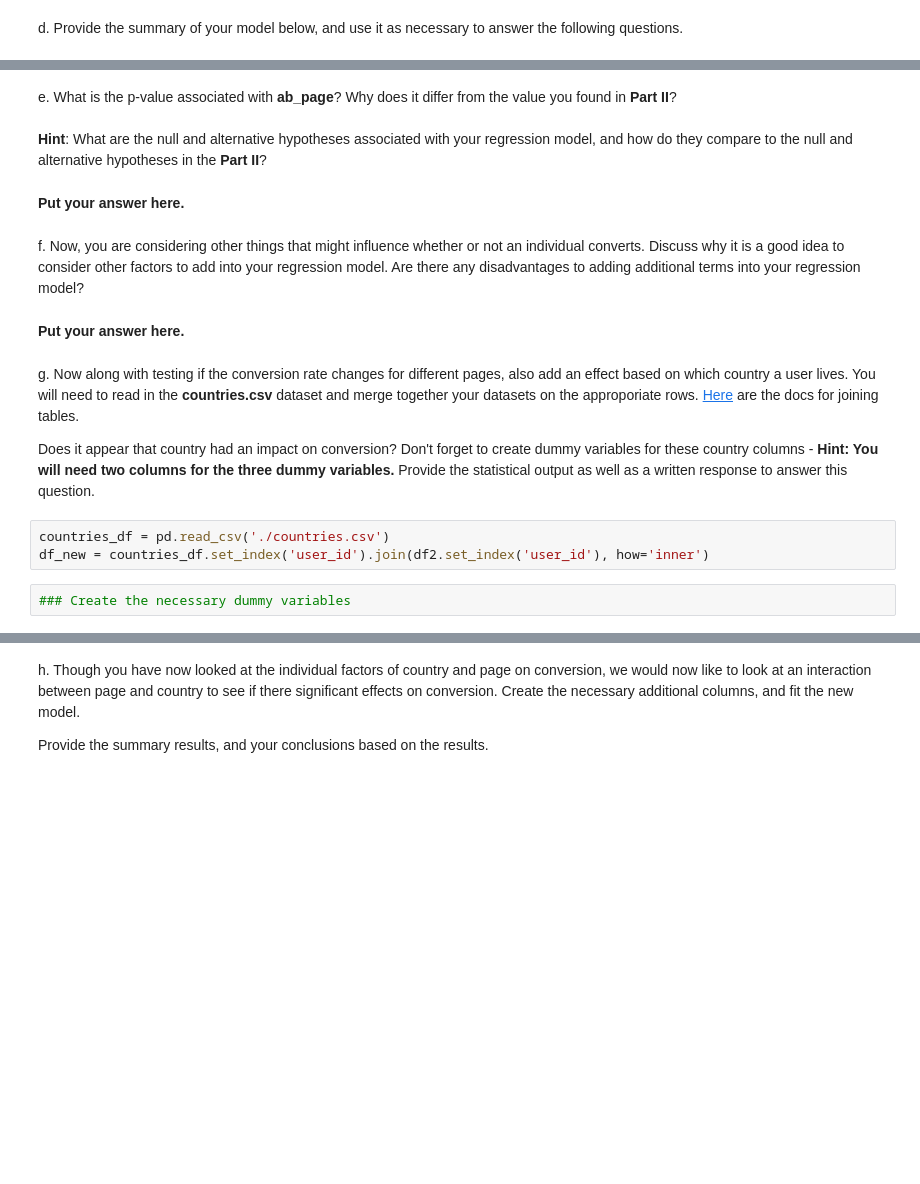
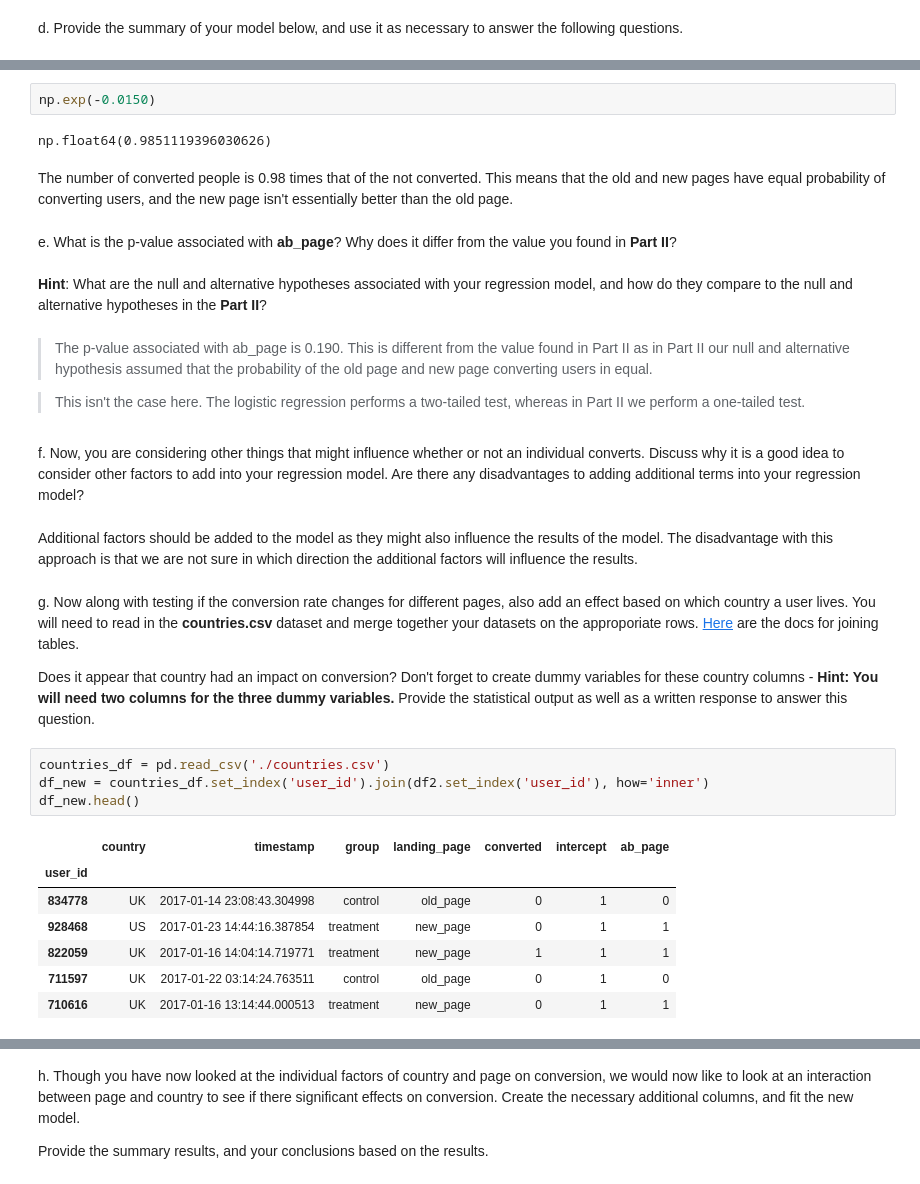
Before and after one commit to aayush1202/analyze-a-b-test-results, a Jupyter notebook: Analyze_ab_test_results_notebook.ipynb, the cells around one changed output, grey strips where cells are left out. Drawn from its saved outputs; the diff is of its cells as text; blank space fills up the shorter version.

Commit message:
Completed part III

```diff
--- a/Analyze_ab_test_results_notebook.ipynb
+++ b/Analyze_ab_test_results_notebook.ipynb
@@ -337,11 +370,19 @@ d. Provide the summary of your model below, and use it as necessary to answer th
+# %%
+np.exp(-0.0150)
+# %% [output]
+np.float64(0.9851119396030626)
+# %% [markdown]
+The number of converted people is 0.98 times that of the not converted. This means that the old and new pages have equal probability of converting users, and the new page isn't essentially better than the old page.
 # %% [markdown]
 e. What is the p-value associated with **ab_page**? Why does it differ from the value you found in **Part II**?<br><br>  **Hint**: What are the null and alternative hypotheses associated with your regression model, and how do they compare to the null and alternative hypotheses in the **Part II**?
-# %% [markdown]
-**Put your answer here.**
+# %% [markdown]
+> The p-value associated with ab_page is 0.190. This is different from the value found in Part II as in Part II our null and alternative hypothesis assumed that the probability of the old page and new page converting users in equal.
+
+> This isn't the case here. The logistic regression performs a two-tailed test, whereas in Part II we perform a one-tailed test.
 # %% [markdown]
 f. Now, you are considering other things that might influence whether or not an individual converts.  Discuss why it is a good idea to consider other factors to add into your regression model.  Are there any disadvantages to adding additional terms into your regression model?
-# %% [markdown]
-**Put your answer here.**
+# %% [markdown]
+Additional factors should be added to the model as they might also influence the results of the model. The disadvantage with this approach is that we are not sure in which direction the additional factors will influence the results.
 # %% [markdown]
 g. Now along with testing if the conversion rate changes for different pages, also add an effect based on which country a user lives. You will need to read in the **countries.csv** dataset and merge together your datasets on the approporiate rows.  [Here](https://pandas.pydata.org/pandas-docs/stable/generated/pandas.DataFrame.join.html) are the docs for joining tables.
 
@@ -349,5 +390,12 @@ Does it appear that country had an impact on conversion?  Don't forget to create
 # %%
 countries_df = pd.read_csv('./countries.csv')
 df_new = countries_df.set_index('user_id').join(df2.set_index('user_id'), how='inner')
+df_new.head()
+# %% [output]
+|  | country | timestamp | group | landing_page | converted | intercept | ab_page |
+| user_id |  |  |  |  |  |  |  |
+| 834778 | UK | 2017-01-14 23:08:43.304998 | control | old_page | 0 | 1 | 0 |
+| 928468 | US | 2017-01-23 14:44:16.387854 | treatment | new_page | 0 | 1 | 1 |
+| 822059 | UK | 2017-01-16 14:04:14.719771 | treatment | new_page | 1 | 1 | 1 |
+| 711597 | UK | 2017-01-22 03:14:24.763511 | control | old_page | 0 | 1 | 0 |
+| 710616 | UK | 2017-01-16 13:14:44.000513 | treatment | new_page | 0 | 1 | 1 |
-# %%
-### Create the necessary dummy variables
```
Also changed, not shown: parts of 29 cells of this notebook.
